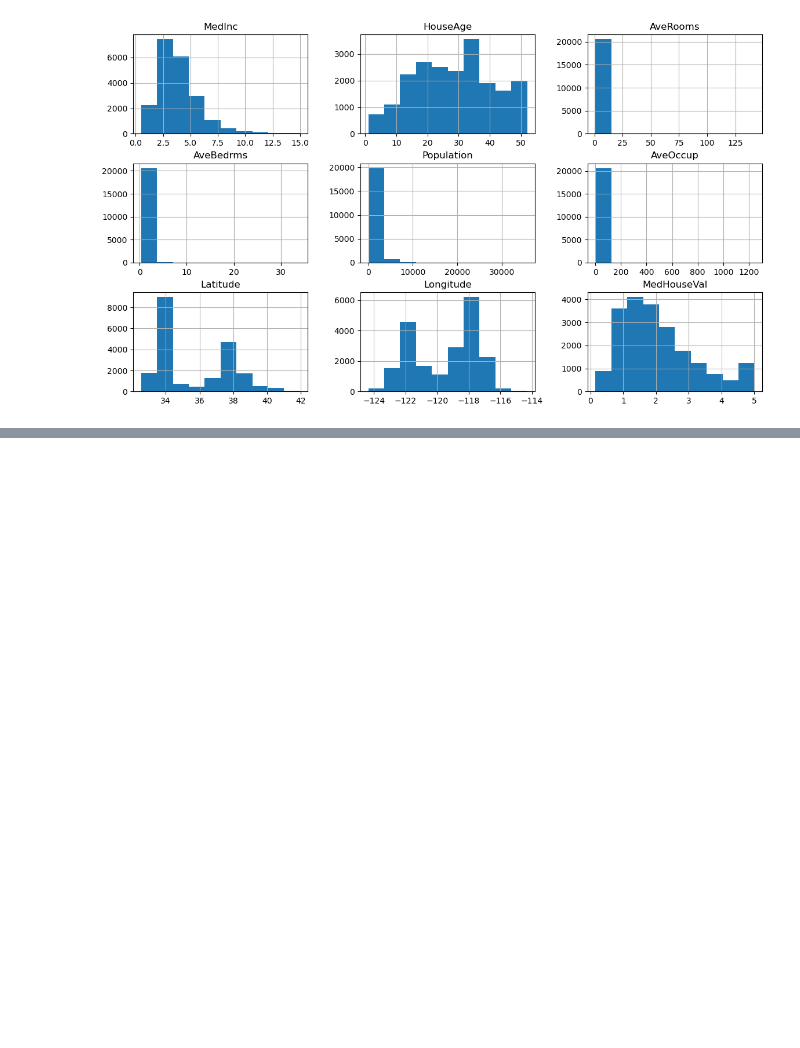
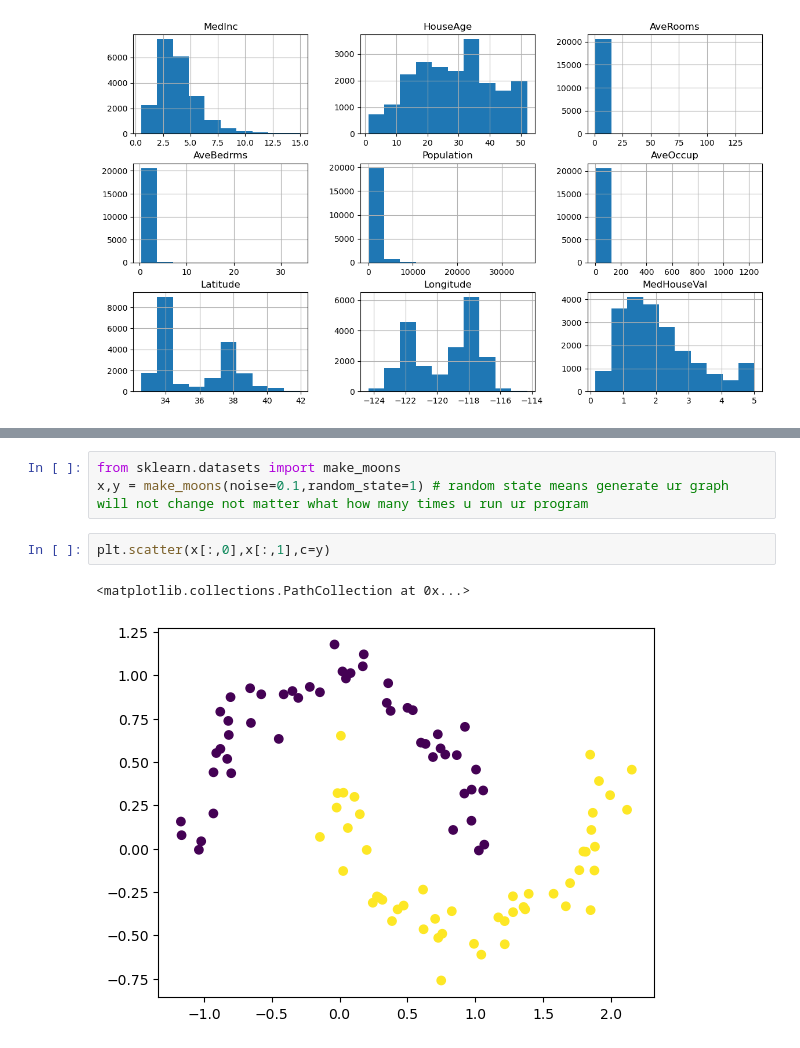
Before and after one commit to ar3missss/scikit-learn, a Jupyter notebook: dataset.ipynb, the cells around one changed output, grey strips where cells are left out. Cells and saved outputs as stored; diff of their text form; blank space fills up the shorter version.

```diff
--- a/dataset.ipynb
+++ b/dataset.ipynb
@@ -130,0 +150,8 @@ plt.tight_layout
+# %%
+from sklearn.datasets import make_moons
+x,y = make_moons(noise=0.1,random_state=1) # random state means generate ur graph will not change not matter what how many times u run ur program
+# %%
+plt.scatter(x[:,0],x[:,1],c=y)
+# %% [output]
+<matplotlib.collections.PathCollection at 0x...>
+[figure, added]
```
Also changed, not shown: parts of 4 cells of this notebook.
